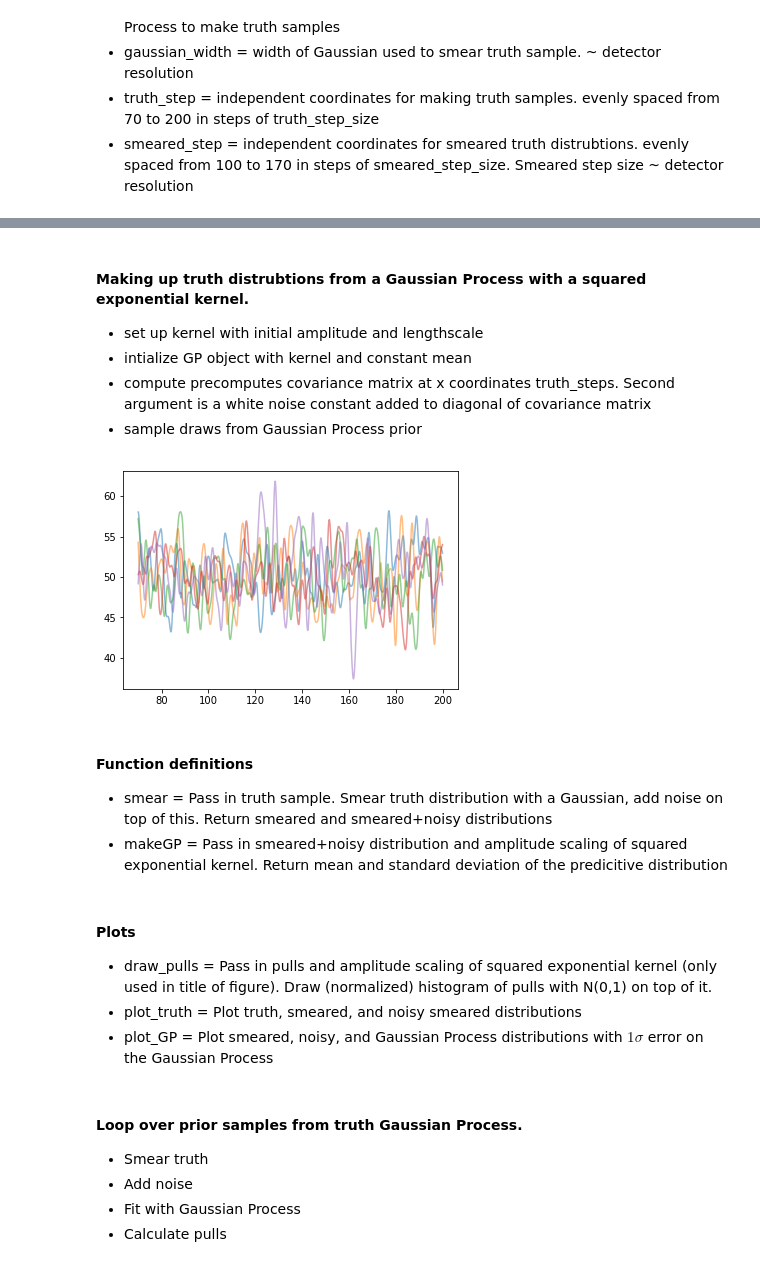
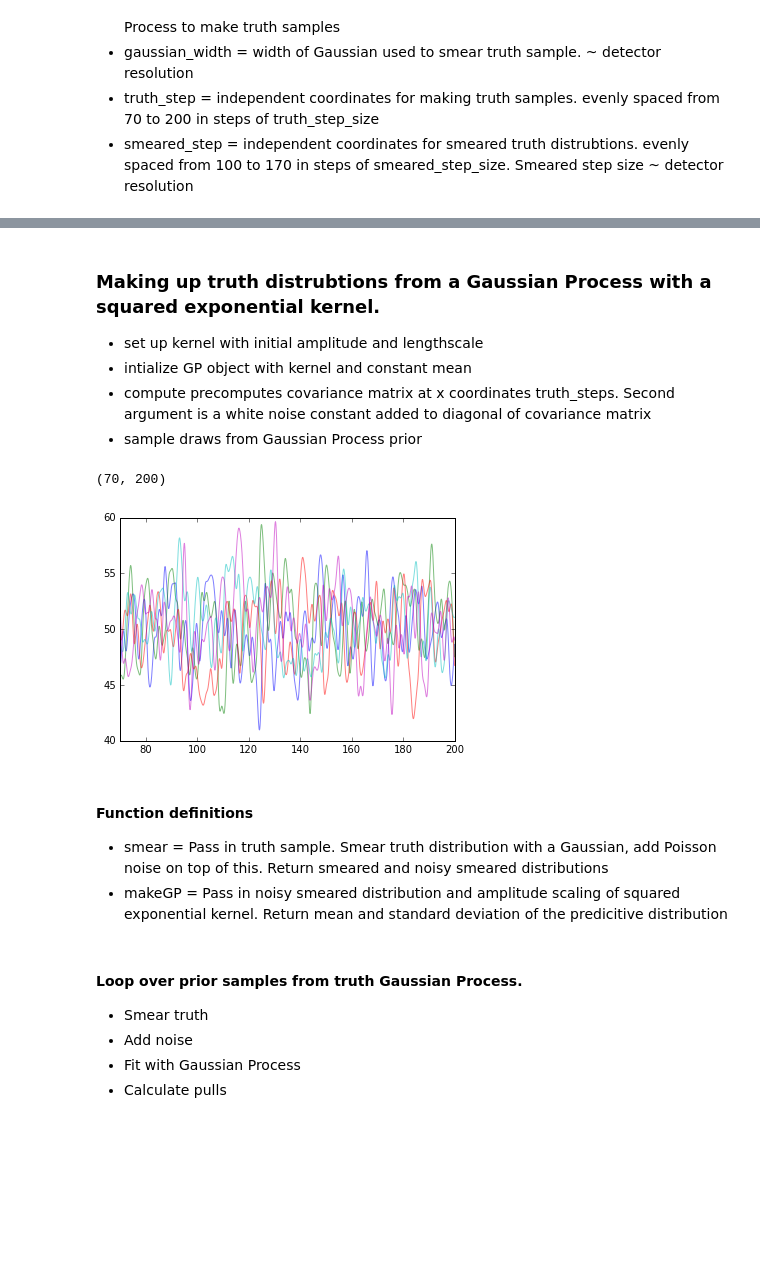
Before and after one commit to mfrate28/GP_Tutorial, a Jupyter notebook: MCTemplateSmoothing.ipynb, the cells around one changed output, grey strips where cells are left out. Saved outputs shown, nothing was run; the diff lists cells and outputs as text; code cells hidden in the pictures; blank space fills up the shorter version.

```diff
--- a/MCTemplateSmoothing.ipynb
+++ b/MCTemplateSmoothing.ipynb
@@ -35,5 +97,5 @@ pull=[]
 # %% [markdown]
-#### Making up truth distrubtions from a Gaussian Process with a squared exponential kernel.
+### Making up truth distrubtions from a Gaussian Process with a squared exponential kernel.
 * set up kernel with initial amplitude and lengthscale
 * intialize GP object with kernel and constant mean
 * compute precomputes covariance matrix at x coordinates truth_steps. Second argument is a white noise constant added to diagonal of covariance matrix
@@ -41,14 +103,16 @@ pull=[]
 # %%
 initial_kernel = init_Amp * ExpSquaredKernel(init_lengthscale)
 initial_gp = george.GP(initial_kernel, mean=mean)
 initial_gp.compute(truth_steps, 1e-8)
-samples=initial_gp.sample(truth_steps,1000)
+samples=[[s if s > 0 else 0 for s in initial_gp.sample(truth_steps,100)[i]] for i in range(100)]
 for s in samples[:5]:
     plt.plot(truth_steps,s, alpha=0.5)
+plt.xlim([70, 200])
 # %% [output]
+(70, 200)
-[figure, old version]
+[figure, new version]
 # %% [markdown]
 #### Function definitions
-* smear = Pass in truth sample. Smear truth distribution with a Gaussian, add noise on top of this. Return smeared and smeared+noisy distributions
-* makeGP = Pass in smeared+noisy distribution and amplitude scaling of squared exponential kernel. Return mean and standard deviation of the predicitive distribution
+* smear = Pass in truth sample. Smear truth distribution with a Gaussian, add Poisson noise on top of this. Return smeared and noisy smeared distributions
+* makeGP = Pass in noisy smeared distribution and amplitude scaling of squared exponential kernel. Return mean and standard deviation of the predicitive distribution
 # %%
@@ -68,7 +132,2 @@ def makeGP(counts, amp_scale=1., mean=mean):
     stdGP = np.sqrt(np.diag(covGP))
     return meanGP, stdGP
-# %% [markdown]
-#### Plots
-* draw_pulls = Pass in pulls and amplitude scaling of squared exponential kernel (only used in title of figure). Draw (normalized) histogram of pulls with N(0,1) on top of it.
-* plot_truth = Plot truth, smeared, and noisy smeared distributions
-* plot_GP = Plot smeared, noisy, and Gaussian Process distributions with $1\sigma$ error on the Gaussian Process
```
Also changed, not shown: parts of 27 cells of this notebook.
